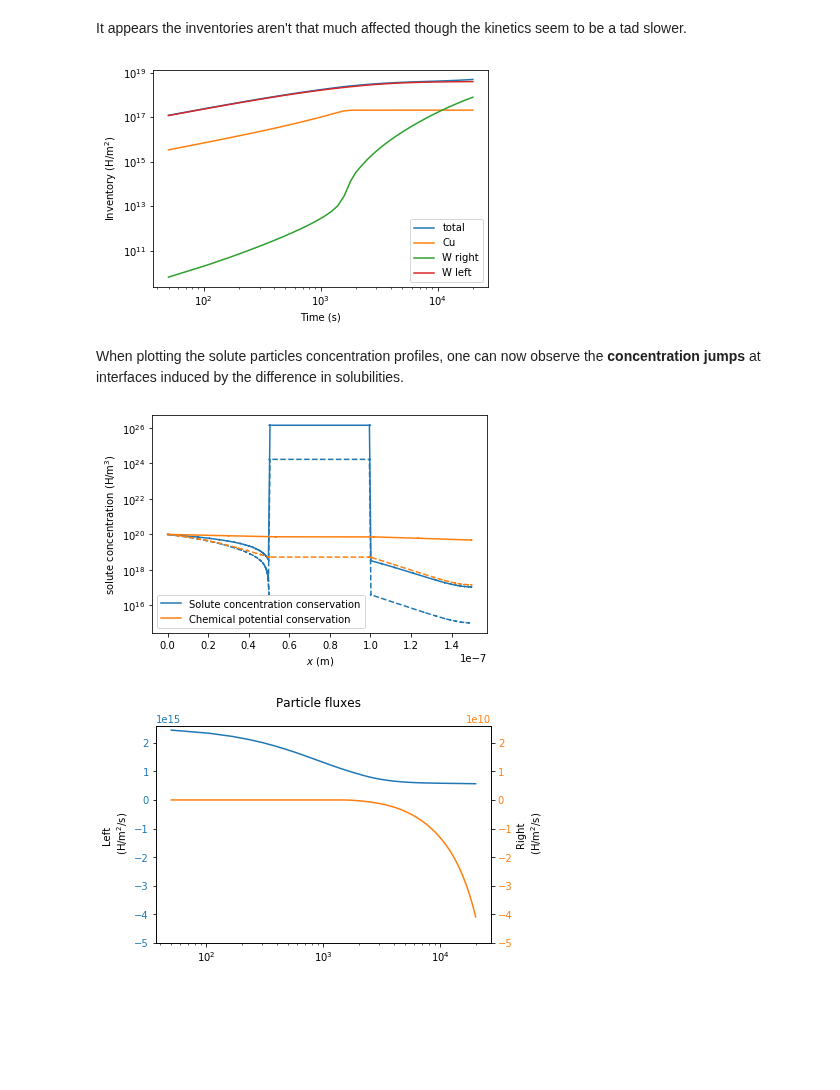
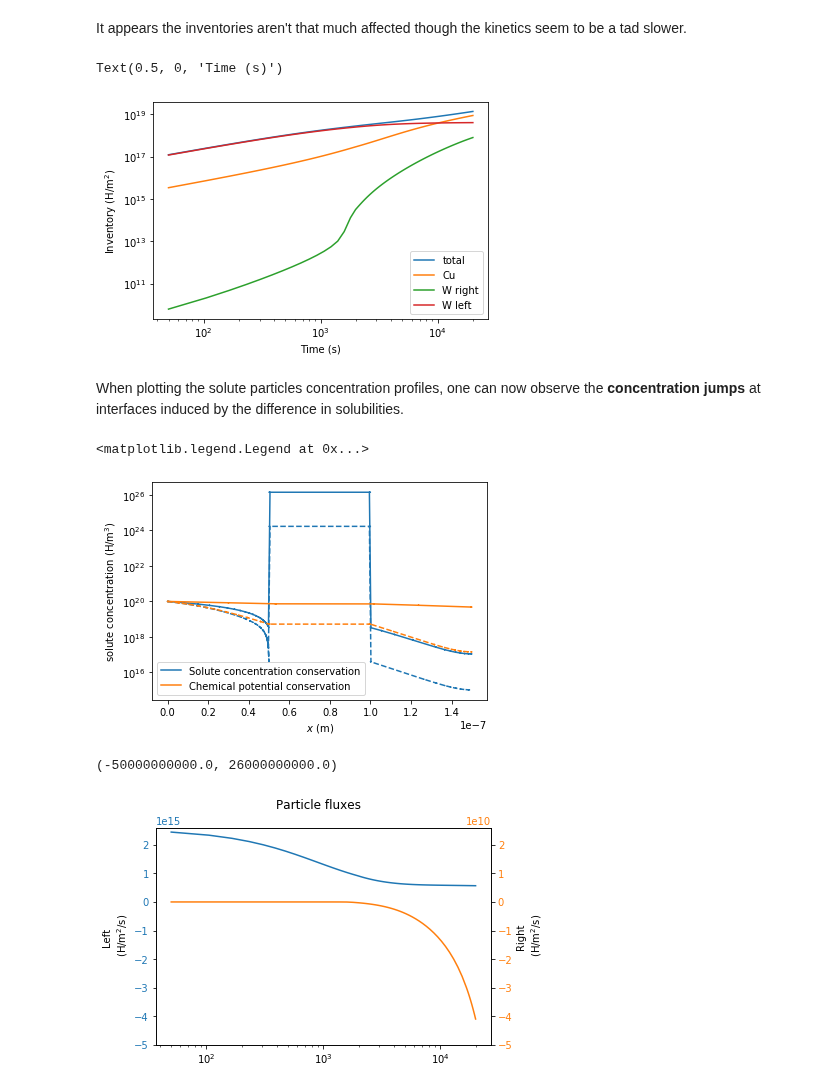
Before and after one commit to festim-dev/FESTIM, a Jupyter notebook: demos/demo_multi_materials.ipynb, the cells around one changed output. Cells and saved outputs as stored; diff of their text form; code cells hidden in the pictures; blank space fills up the shorter version.

```diff
--- a/demos/demo_multi_materials.ipynb
+++ b/demos/demo_multi_materials.ipynb
@@ -236,15 +205,28 @@ We can now plot the derived quantities computed with FESTIM
 # %%
 import matplotlib.pyplot as plt
 
-derived_quantities = np.array(output["derived_quantities"][1:])
-t = derived_quantities[:, 0]
-retention = derived_quantities[:, -1] + derived_quantities[:, -2] + derived_quantities[:, -3]
+# from the csv file
+data = np.genfromtxt(folder + "/derived_quantities.csv", delimiter=",", names=True)
+t = data["ts"]
+ret_cu = data["Total_retention_volume_1"]
+ret_w_left = data["Total_retention_volume_2"]
+ret_w_right = data["Total_retention_volume_3"]
+
+
+# alternatively from the DerivedQuantity object
+data = np.array(derived_quantities.data[1:])
+t = data[:, 0]
+ret_cu = data[:, 1]
+ret_w_left = data[:, 2]
+ret_w_right = data[:, 3]
+
+total = ret_cu + ret_w_left + ret_w_right
 
 plt.figure()
-plt.plot(t, retention, label="total")
-plt.plot(t, derived_quantities[:, -1], label="Cu")
-plt.plot(t, derived_quantities[:, -2], label="W right")
-plt.plot(t, derived_quantities[:, -3], label="W left")
+plt.plot(t, total, label="total")
+plt.plot(t, ret_cu, label="Cu")
+plt.plot(t, ret_w_right, label="W right")
+plt.plot(t, ret_w_left, label="W left")
 plt.yscale("log")
 plt.xscale("log")
 plt.legend()
@@ -343,45 +352,51 @@ Time stepping...
 # %% [markdown]
 It appears the inventories aren't that much affected though the kinetics seem to be a tad slower.
 # %%
-derived_quantities2 = np.array(output2["derived_quantities"][1:])
-t = derived_quantities2[:, 0]
-retention = derived_quantities2[:, -1] + derived_quantities2[:, -2] + derived_quantities2[:, -3]
+data = np.array(derived_quantities.data[1:])
+t = data[:, 0]
+ret_w_left = data[:, 1]
+ret_cu = data[:, 2]
+ret_w_right = data[:, 3]
+
+retention = ret_w_left + ret_cu + ret_w_right
 
 plt.figure()
 plt.plot(t, retention, label="total")
-plt.plot(t, derived_quantities2[:, -1], label="Cu")
-plt.plot(t, derived_quantities2[:, -2], label="W right")
-plt.plot(t, derived_quantities2[:, -3], label="W left")
+plt.plot(t, ret_cu, label="Cu")
+plt.plot(t, ret_w_right, label="W right")
+plt.plot(t, ret_w_left, label="W left")
 plt.yscale("log")
 plt.xscale("log")
 plt.legend()
 plt.ylabel("Inventory (H/m$^2$)")
 plt.xlabel("Time (s)")
 # %% [output]
+Text(0.5, 0, 'Time (s)')
-[figure, old version]
+[figure, new version]
 # %% [markdown]
 When plotting the solute particles concentration profiles, one can now observe the **concentration jumps** at interfaces induced by the difference in solubilities.
 # %%
-solute_1_chemical_potential = np.genfromtxt(folder + '/solute_2000.0s.txt')
-solute_2_chemical_potential = np.genfromtxt(folder + '/solute_17000.0s.txt')
+solute_1_chemical_potential = np.genfromtxt(folder + '/mobile_2000.0s.txt')
+solute_2_chemical_potential = np.genfromtxt(folder + '/mobile_17000.0s.txt')
 
 plt.figure()
 plt.plot(solute_1_chemical_potential[:, 0], solute_1_chemical_potential[:, 1], linestyle="--")
 plt.plot(solute_2_chemical_potential[:, 0], solute_2_chemical_potential[:, 1],
          color="tab:blue", label="Solute concentration conservation")
 
-plt.plot(solute_1[:, 0], solute_1[:, 1], linestyle="--")
-plt.plot(solute_2[:, 0], solute_2[:, 1], color="tab:orange", label="Chemical potential conservation")
+plt.plot(mobile_1[:, 0], mobile_1[:, 1], linestyle="--")
+plt.plot(mobile_2[:, 0], mobile_2[:, 1], color="tab:orange", label="Chemical potential conservation")
 
 plt.yscale("log")
 plt.xlabel("$x$ (m)")
 plt.ylabel("solute concentration (H/m$^3$)")
 plt.legend()
 # %% [output]
+<matplotlib.legend.Legend at 0x...>
 [figure]
 # %%
-flux_left = derived_quantities2[:, 1]
-flux_right = derived_quantities2[:, 2]
+flux_left = data[:, -2]
+flux_right = data[:, -1]
 
 fig, ax1 = plt.subplots()
 fig.suptitle('Particle fluxes')
@@ -400,4 +415,5 @@ ax2.set_xscale("log")
 ax2.tick_params(axis='y', labelcolor=color)
 ax2.set_ylim(-5e10, 2.6e10)
 # %% [output]
+(-50000000000.0, 26000000000.0)
 [figure]
```
Also changed, not shown: parts of 18 cells of this notebook.
